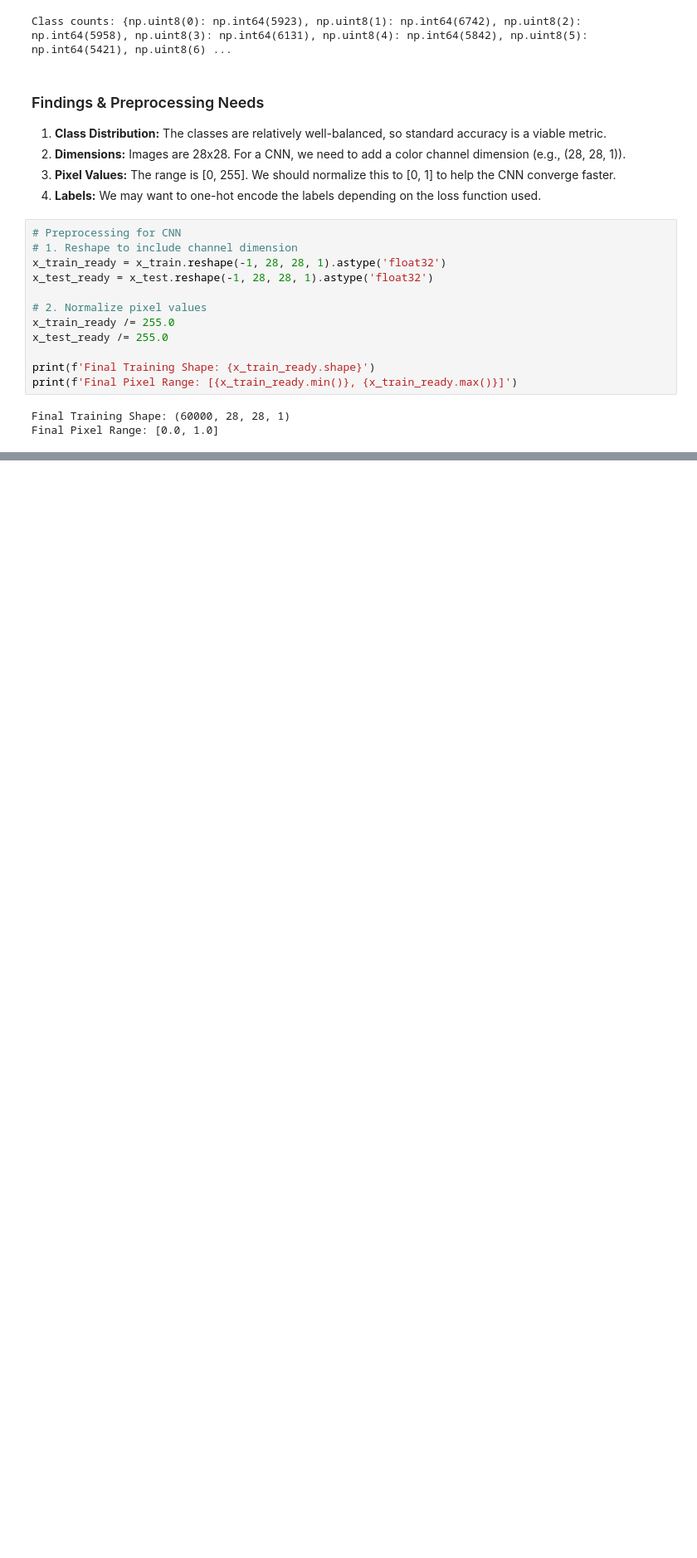
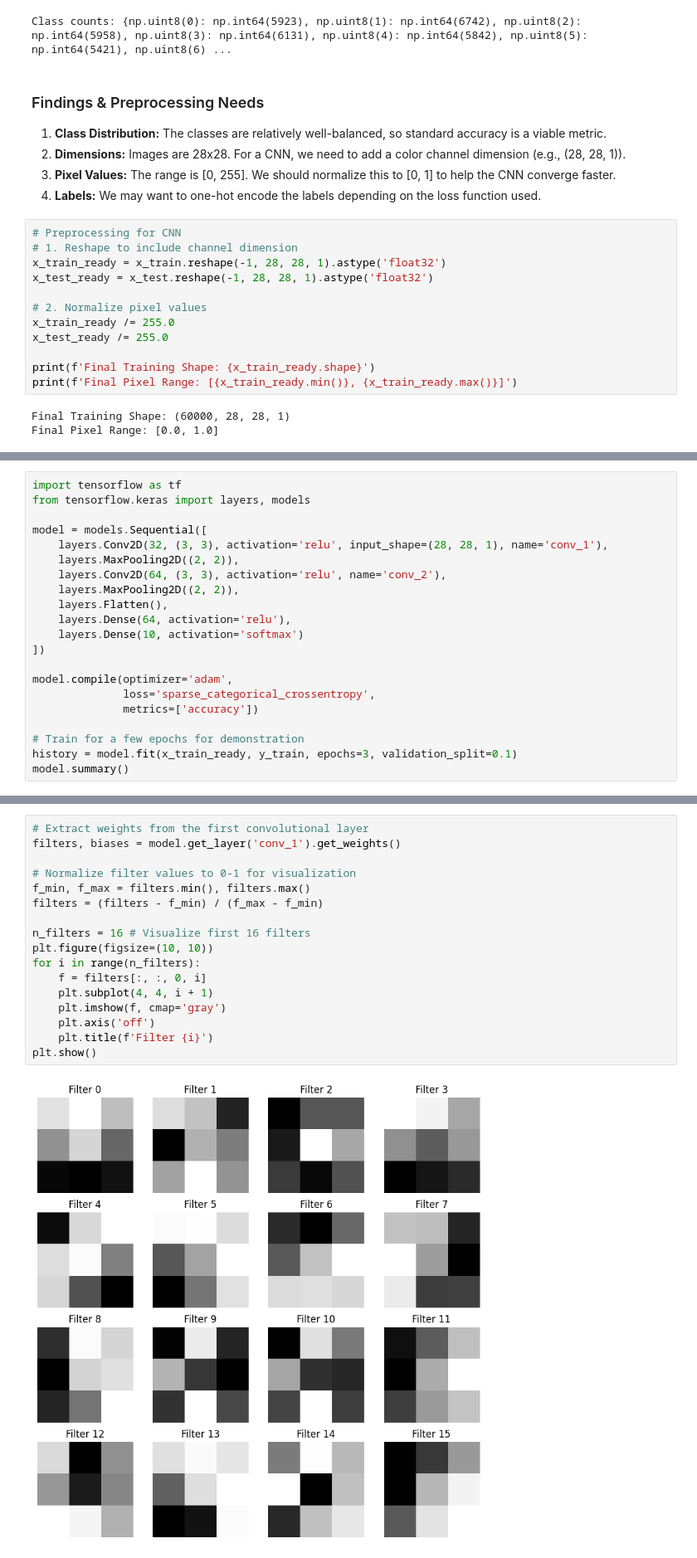
Before and after one commit to harshit234/day-46, a Jupyter notebook: day-46/assignment_46.ipynb, the cells around one changed output, grey strips where cells are left out. Shown at 83% size. Cells and saved outputs as stored; diff of their text form; blank space fills up the shorter version.

Commit message:
Build and train CNN on MNIST with filter visualization

```diff
--- a/day-46/assignment_46.ipynb
+++ b/day-46/assignment_46.ipynb
@@ -161,0 +165,21 @@ Final Pixel Range: [0.0, 1.0]
+# %%
+import tensorflow as tf
+from tensorflow.keras import layers, models
+
+model = models.Sequential([
+    layers.Conv2D(32, (3, 3), activation='relu', input_shape=(28, 28, 1), name='conv_1'),
+    layers.MaxPooling2D((2, 2)),
+    layers.Conv2D(64, (3, 3), activation='relu', name='conv_2'),
+    layers.MaxPooling2D((2, 2)),
+    layers.Flatten(),
+    layers.Dense(64, activation='relu'),
+    layers.Dense(10, activation='softmax')
+])
+
+model.compile(optimizer='adam',
+              loss='sparse_categorical_crossentropy',
+              metrics=['accuracy'])
+
+# Train for a few epochs for demonstration
+history = model.fit(x_train_ready, y_train, epochs=3, validation_split=0.1)
+model.summary()
@@ -161,0 +218,19 @@ Final Pixel Range: [0.0, 1.0]
+# %%
+# Extract weights from the first convolutional layer
+filters, biases = model.get_layer('conv_1').get_weights()
+
+# Normalize filter values to 0-1 for visualization
+f_min, f_max = filters.min(), filters.max()
+filters = (filters - f_min) / (f_max - f_min)
+
+n_filters = 16 # Visualize first 16 filters
+plt.figure(figsize=(10, 10))
+for i in range(n_filters):
+    f = filters[:, :, 0, i]
+    plt.subplot(4, 4, i + 1)
+    plt.imshow(f, cmap='gray')
+    plt.axis('off')
+    plt.title(f'Filter {i}')
+plt.show()
+# %% [output]
+[figure, added]
```
Also changed, not shown: parts of 3 cells of this notebook.
